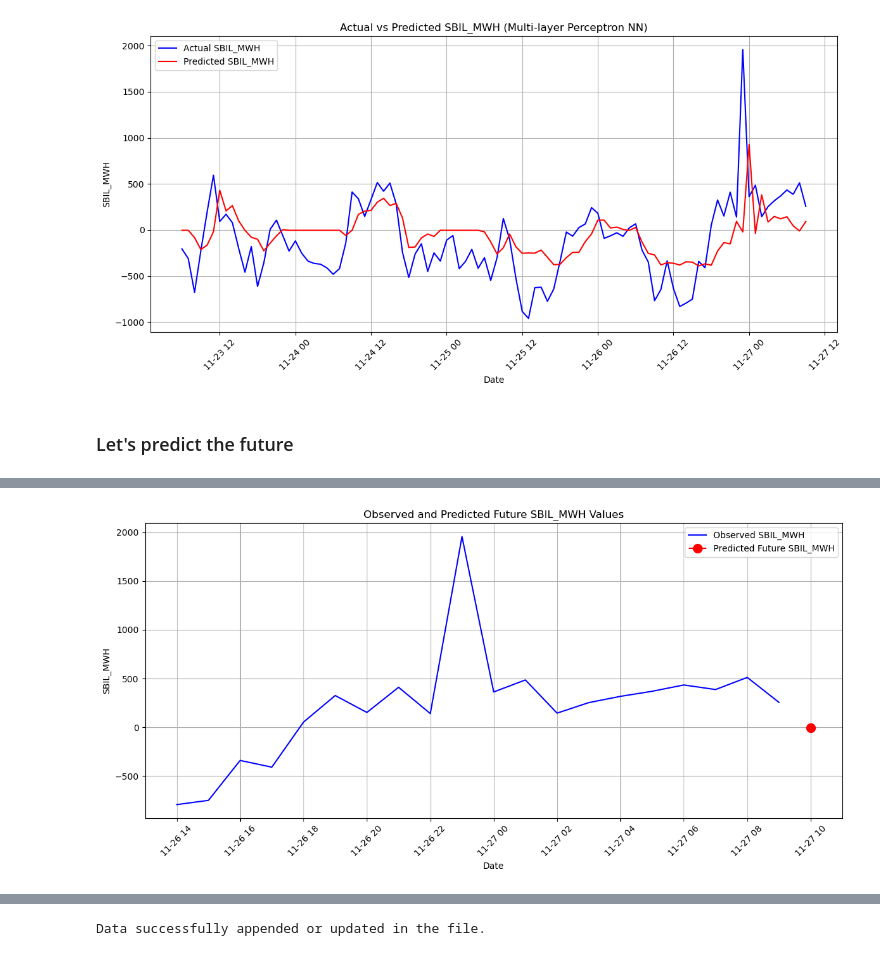
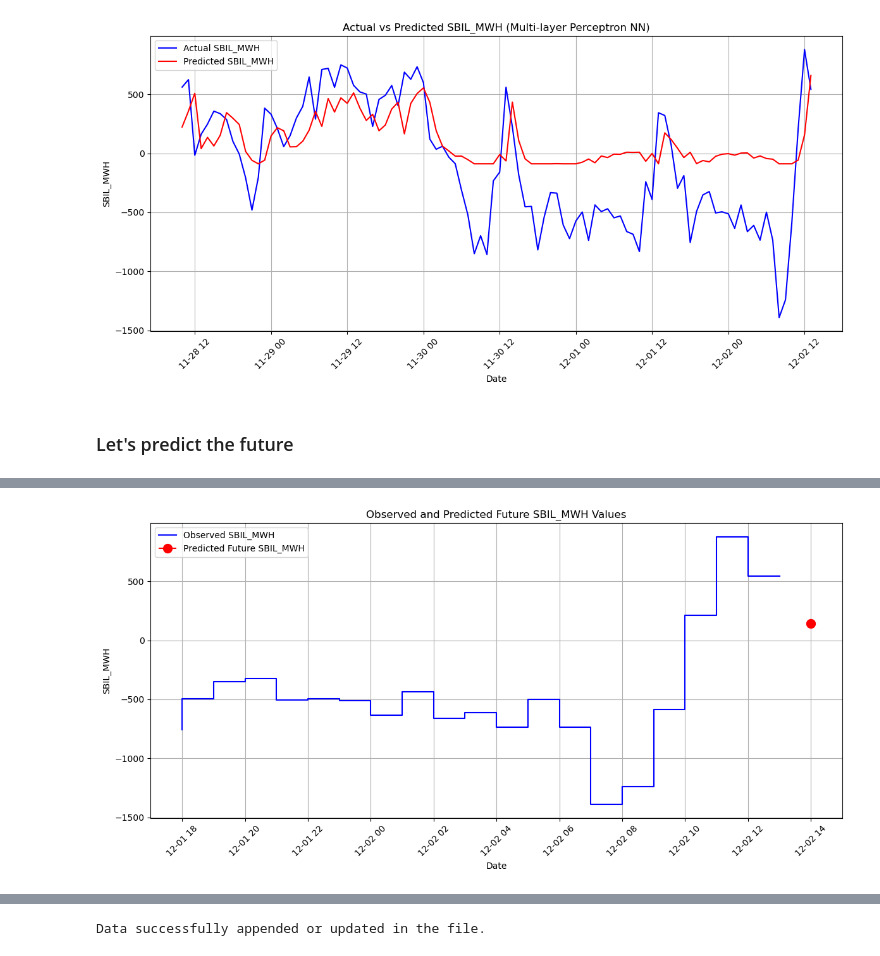
Before and after one commit to samueledelia/Italian-imbalance-forecasting, a Jupyter notebook: notebook/forecast_imbalance.ipynb, the cells around one changed output, grey strips where cells are left out. Drawn from its saved outputs; the diff is of its cells as text; code cells hidden in the pictures.

```diff
--- a/notebook/forecast_imbalance.ipynb
+++ b/notebook/forecast_imbalance.ipynb
@@ -61,7 +61,7 @@ X_past = X[['TOTAL_LOAD_MW', 'FORECAST_TOTAL_LOAD_MW']].values
 
 X_future = X[['MGP_NORD_PURCHASES', 'MGP_NORD_SALES']].values
 
-X_present = X[['SBIL_MWH_lag1', 'SBIL_MWH_lag2', 'SBIL_MWH_lag3', 'SBIL_MWH_lag24', 'CURVE_VALUE_kWh', 'POWER_VALUE_kW']].values
+X_present = X[['SBIL_MWH_lag1', 'SBIL_MWH_lag2', 'SBIL_MWH_lag3', 'SBIL_MWH_lag24', 'UNBALANCE_IDRO-NON-PROGRAMMABILE_MACRONORD', 'UNBALANCE_IDRO-PROGRAMMABILE_NORD', 'UNBALANCE_SOLARE_NORD']].values
 y = y.values
 
 # Split the data into training and testing sets
@@ -393,7 +373,7 @@ plt.grid()
 plt.tight_layout()
 plt.show()
 # %% [output]
-[figure, old version]
+[figure, new version]
 # %% [markdown]
 <h3> Let's predict the future </h3>
 # %%
@@ -449,7 +429,7 @@ last_observed_df = pd.DataFrame({
 plt.figure(figsize=(12, 6))
 
 # Plot observed values
-plt.plot(last_observed_df['Date'], last_observed_df['Actual_SBIL_MWH'], label='Observed SBIL_MWH', color='blue')
+plt.step(last_observed_df['Date'], last_observed_df['Actual_SBIL_MWH'], label='Observed SBIL_MWH', color='blue')
 
 # Plot predicted value with a large point
 plt.plot(future_df['Date'], future_df['Predicted_SBIL_MWH'], label='Predicted Future SBIL_MWH', color='red', linestyle='--', marker='o', markersize=10)
@@ -470 +450 @@ plt.show()
-[figure, old version]
+[figure, new version]
```
Also changed, not shown: parts of 14 cells of this notebook, 5 other files.
